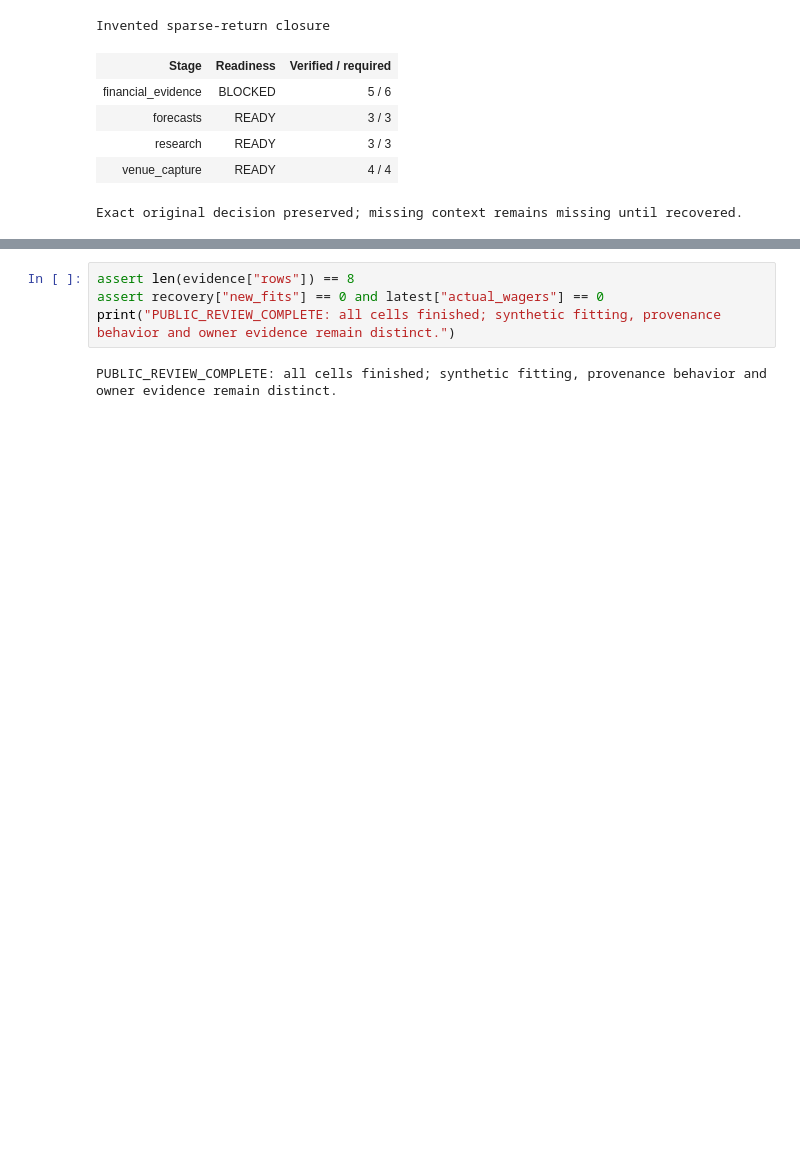
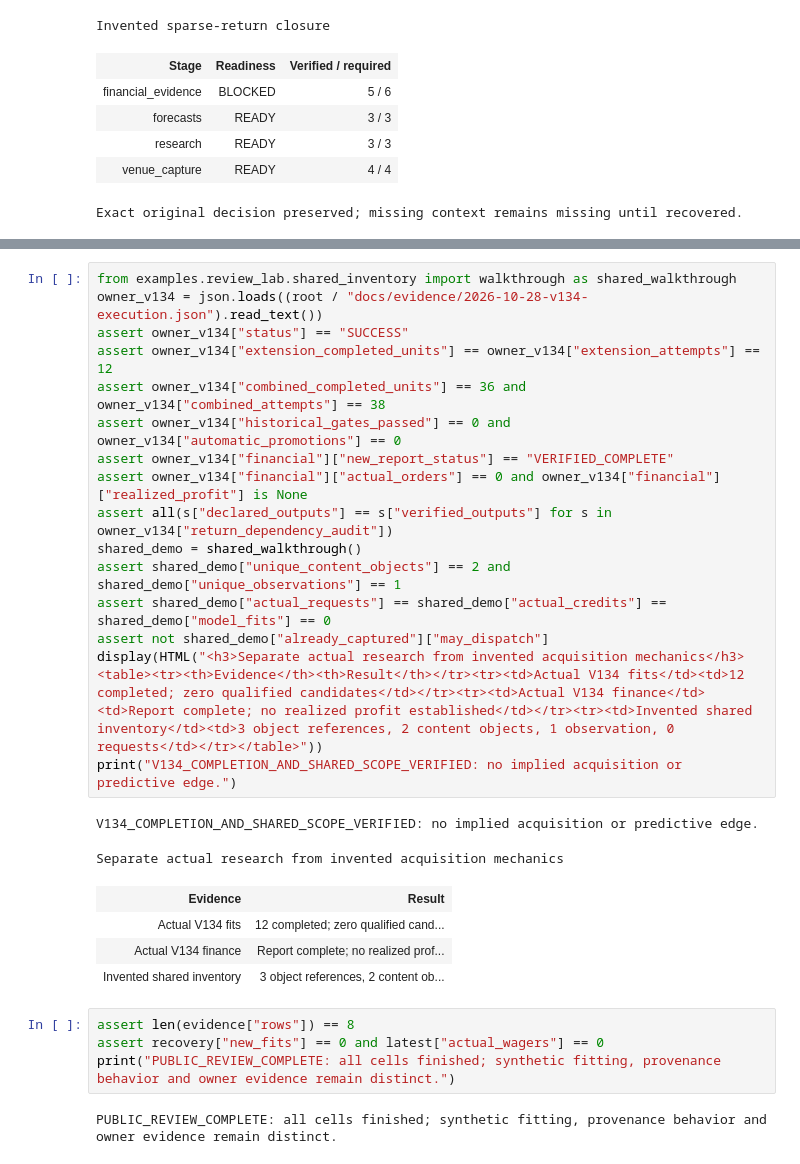
Before and after one commit to alvaromendizabal/sports-edge-lab, a Jupyter notebook: notebooks/engineering_review.ipynb, the cells around one changed output, grey strips where cells are left out. Drawn from its saved outputs; the diff is of its cells as text; blank space fills up the shorter version.

Commit message:
Record V134 completion and federate shared archive evidence (#28)
* Record V134 completion and federate scoped archive evidence

* Correct the authenticated V134 MARKET issue clock

```diff
--- a/notebooks/engineering_review.ipynb
+++ b/notebooks/engineering_review.ipynb
@@ -581,3 +585,26 @@ Exact original decision preserved; missing context remains missing until recover
+# %%
+from examples.review_lab.shared_inventory import walkthrough as shared_walkthrough
+owner_v134 = json.loads((root / "docs/evidence/2026-10-28-v134-execution.json").read_text())
+assert owner_v134["status"] == "SUCCESS"
+assert owner_v134["extension_completed_units"] == owner_v134["extension_attempts"] == 12
+assert owner_v134["combined_completed_units"] == 36 and owner_v134["combined_attempts"] == 38
+assert owner_v134["historical_gates_passed"] == 0 and owner_v134["automatic_promotions"] == 0
+assert owner_v134["financial"]["new_report_status"] == "VERIFIED_COMPLETE"
+assert owner_v134["financial"]["actual_orders"] == 0 and owner_v134["financial"]["realized_profit"] is None
+assert all(s["declared_outputs"] == s["verified_outputs"] for s in owner_v134["return_dependency_audit"])
+shared_demo = shared_walkthrough()
+assert shared_demo["unique_content_objects"] == 2 and shared_demo["unique_observations"] == 1
+assert shared_demo["actual_requests"] == shared_demo["actual_credits"] == shared_demo["model_fits"] == 0
+assert not shared_demo["already_captured"]["may_dispatch"]
+display(HTML("<h3>Separate actual research from invented acquisition mechanics</h3><table><tr><th>Evidence</th><th>Result</th></tr><tr><td>Actual V134 fits</td><td>12 completed; zero qualified candidates</td></tr><tr><td>Actual V134 finance</td><td>Report complete; no realized profit established</td></tr><tr><td>Invented shared inventory</td><td>3 object references, 2 content objects, 1 observation, 0 requests</td></tr></table>"))
+print("V134_COMPLETION_AND_SHARED_SCOPE_VERIFIED: no implied acquisition or predictive edge.")
+# %% [output]
+V134_COMPLETION_AND_SHARED_SCOPE_VERIFIED: no implied acquisition or predictive edge.
+Separate actual research from invented acquisition mechanics
+| Evidence | Result |
+| Actual V134 fits | 12 completed; zero qualified cand... |
+| Actual V134 finance | Report complete; no realized prof... |
+| Invented shared inventory | 3 object references, 2 content ob... |
 # %%
 assert len(evidence["rows"]) == 8
 assert recovery["new_fits"] == 0 and latest["actual_wagers"] == 0
```
Also changed, not shown: parts of 2 cells of this notebook, 14 other files.
